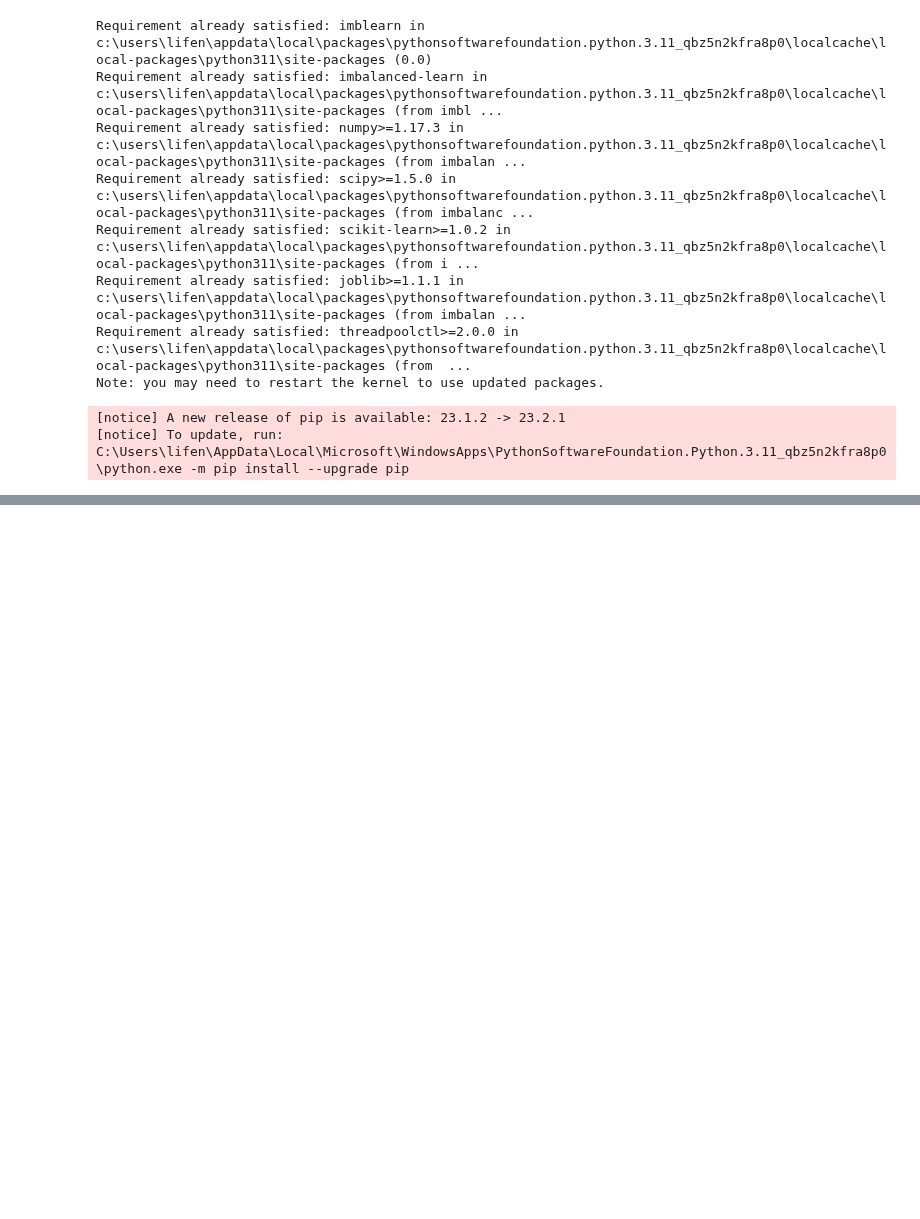
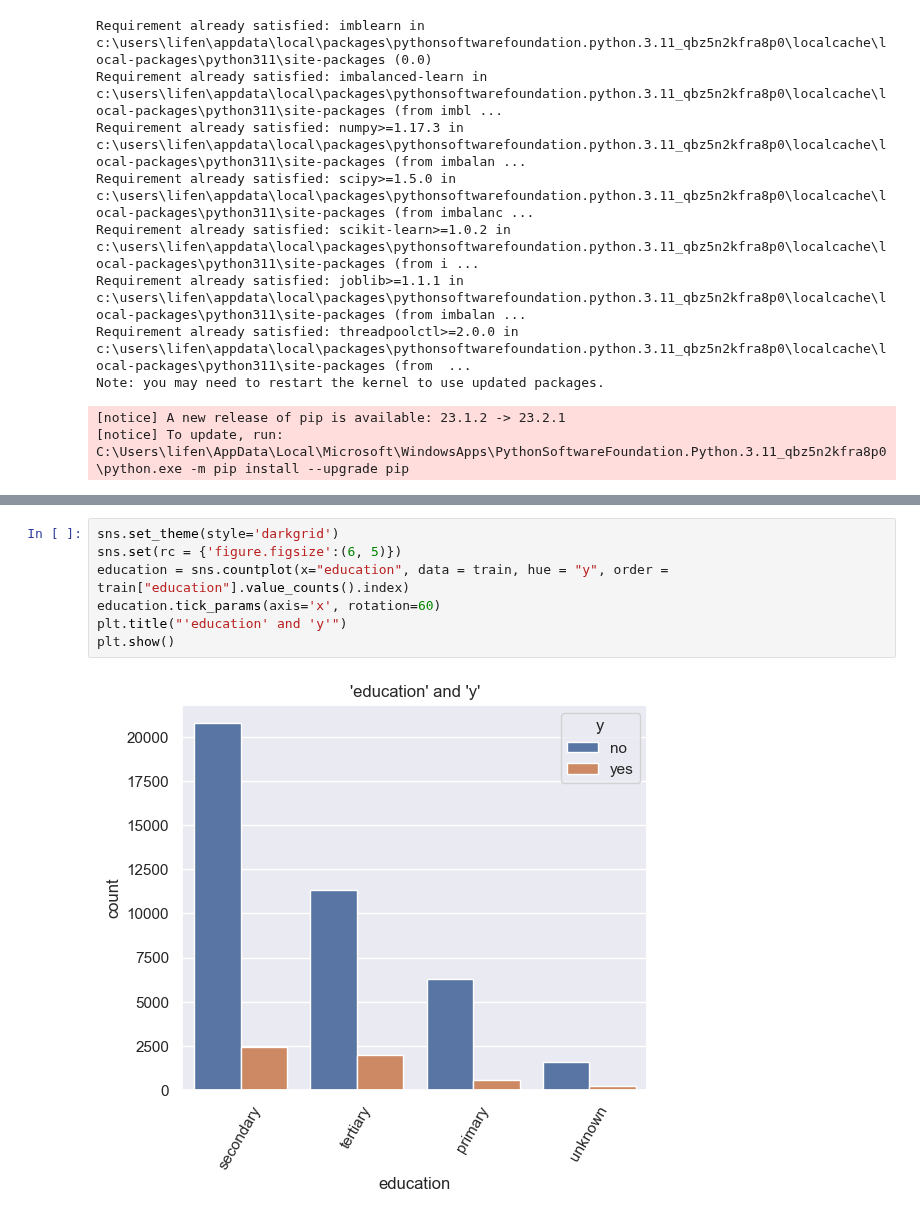
Before and after one commit to LLF00/datascience1, a Jupyter notebook: datascience2/assignment1_ensemble.ipynb, the cells around one changed output, grey strips where cells are left out. Drawn from its saved outputs; the diff is of its cells as text; blank space fills up the shorter version.

```diff
--- a/datascience2/assignment1_ensemble.ipynb
+++ b/datascience2/assignment1_ensemble.ipynb
@@ -63,0 +175,9 @@ Note: you may need to restart the kernel to use updated packages.
+# %%
+sns.set_theme(style='darkgrid')
+sns.set(rc = {'figure.figsize':(6, 5)})
+education = sns.countplot(x="education", data = train, hue = "y", order = train["education"].value_counts().index)
+education.tick_params(axis='x', rotation=60)
+plt.title("'education' and 'y'")
+plt.show()
+# %% [output]
+[figure, added]
```
Also changed, not shown: parts of 42 cells of this notebook.
